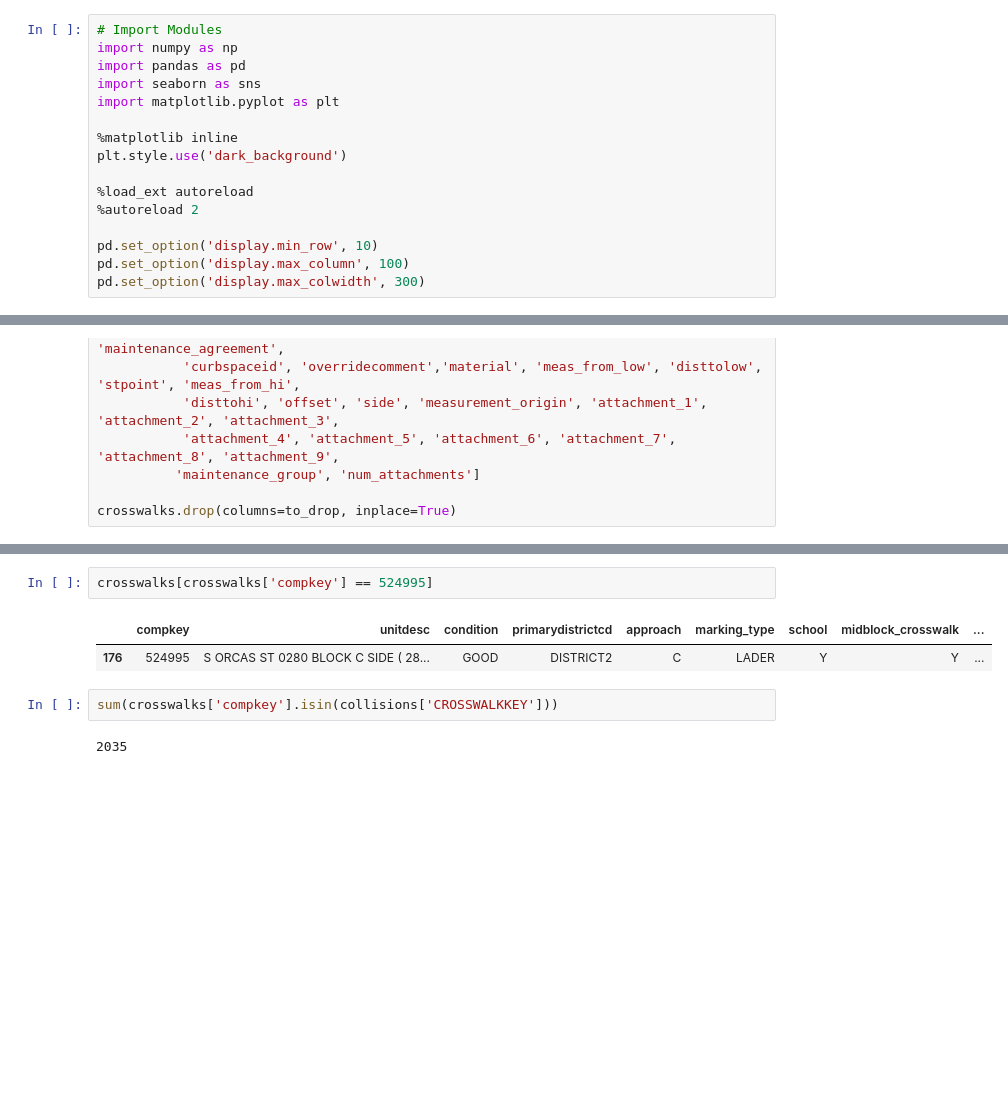
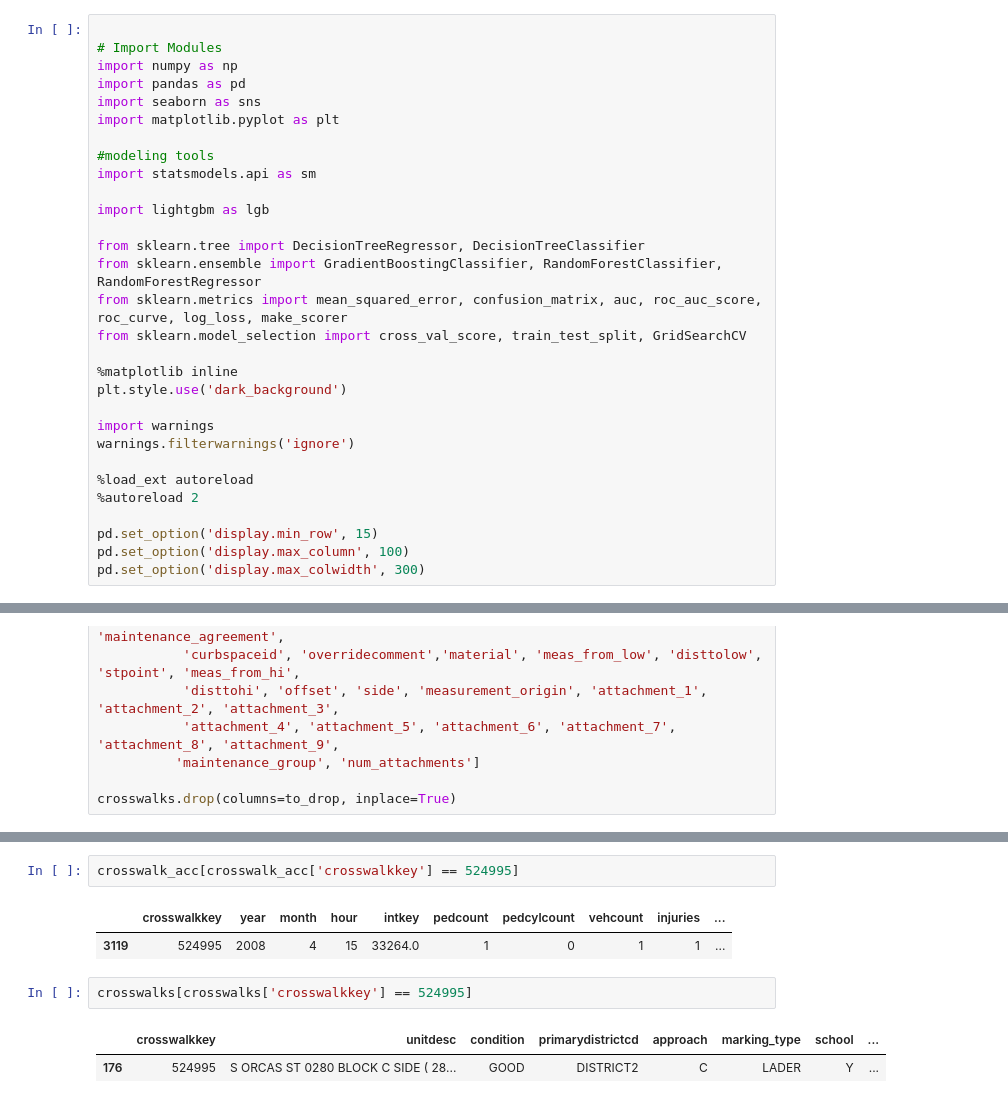
Before and after one commit to DataCircles/traffic_collisions_ml_team1, a Jupyter notebook: notebooks/cindy_crosswalks.ipynb, the cells around one changed output, grey strips where cells are left out. Cells and saved outputs as stored; diff of their text form; blank space fills up the shorter version.

```diff
--- a/notebooks/cindy_crosswalks.ipynb
+++ b/notebooks/cindy_crosswalks.ipynb
@@ -1,17 +1,31 @@
 # %%
+
 # Import Modules
 import numpy as np
 import pandas as pd
 import seaborn as sns
 import matplotlib.pyplot as plt
 
+#modeling tools
+import statsmodels.api as sm
+
+import lightgbm as lgb
+
+from sklearn.tree import DecisionTreeRegressor, DecisionTreeClassifier
+from sklearn.ensemble import GradientBoostingClassifier, RandomForestClassifier, RandomForestRegressor
+from sklearn.metrics import mean_squared_error, confusion_matrix, auc, roc_auc_score, roc_curve, log_loss, make_scorer
+from sklearn.model_selection import cross_val_score, train_test_split, GridSearchCV
+
 %matplotlib inline
 plt.style.use('dark_background')
+
+import warnings
+warnings.filterwarnings('ignore')
 
 %load_ext autoreload
 %autoreload 2
 
-pd.set_option('display.min_row', 10)
+pd.set_option('display.min_row', 15)
 pd.set_option('display.max_column', 100)
 pd.set_option('display.max_colwidth', 300)
 # %% [output]
@@ -116,9 +143,10 @@ collisions[collisions['CROSSWALKKEY'] == 524995]
+# %%
+crosswalk_acc[crosswalk_acc['crosswalkkey'] == 524995]
+# %% [output]
+|  | crosswalkkey | year | month | hour | intkey | pedcount | pedcylcount | vehcount | injuries | ... |
+| 3119 | 524995 | 2008 | 4 | 15 | 33264.0 | 1 | 0 | 1 | 1 | ... |
 # %%
-crosswalks[crosswalks['compkey'] == 524995]
+crosswalks[crosswalks['crosswalkkey'] == 524995]
 # %% [output]
-|  | compkey | unitdesc | condition | primarydistrictcd | approach | marking_type | school | midblock_crosswalk | ... |
-| 176 | 524995 | S ORCAS ST 0280 BLOCK C SIDE ( 28... | GOOD | DISTRICT2 | C | LADER | Y | Y | ... |
+|  | crosswalkkey | unitdesc | condition | primarydistrictcd | approach | marking_type | school | ... |
+| 176 | 524995 | S ORCAS ST 0280 BLOCK C SIDE ( 28... | GOOD | DISTRICT2 | C | LADER | Y | ... |
-# %%
-sum(crosswalks['compkey'].isin(collisions['CROSSWALKKEY']))
-# %% [output]
-2035
```
Also changed, not shown: parts of 39 cells of this notebook, 1 other file.
